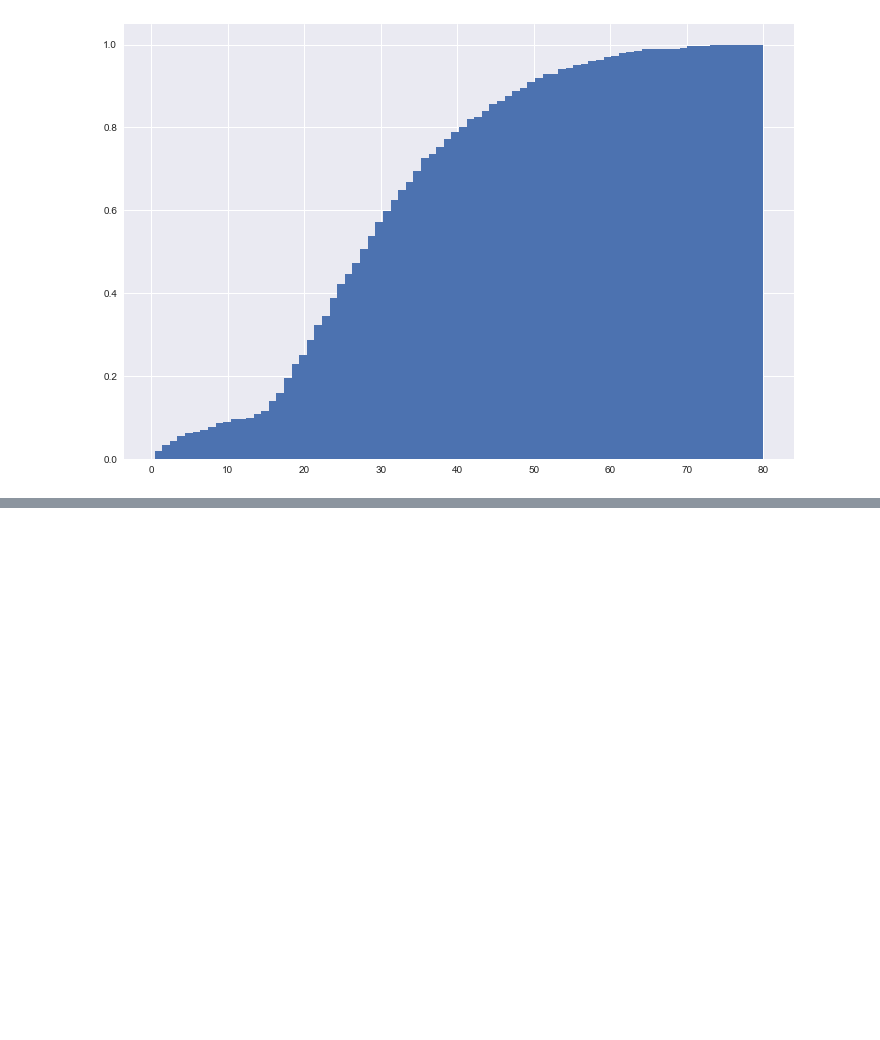
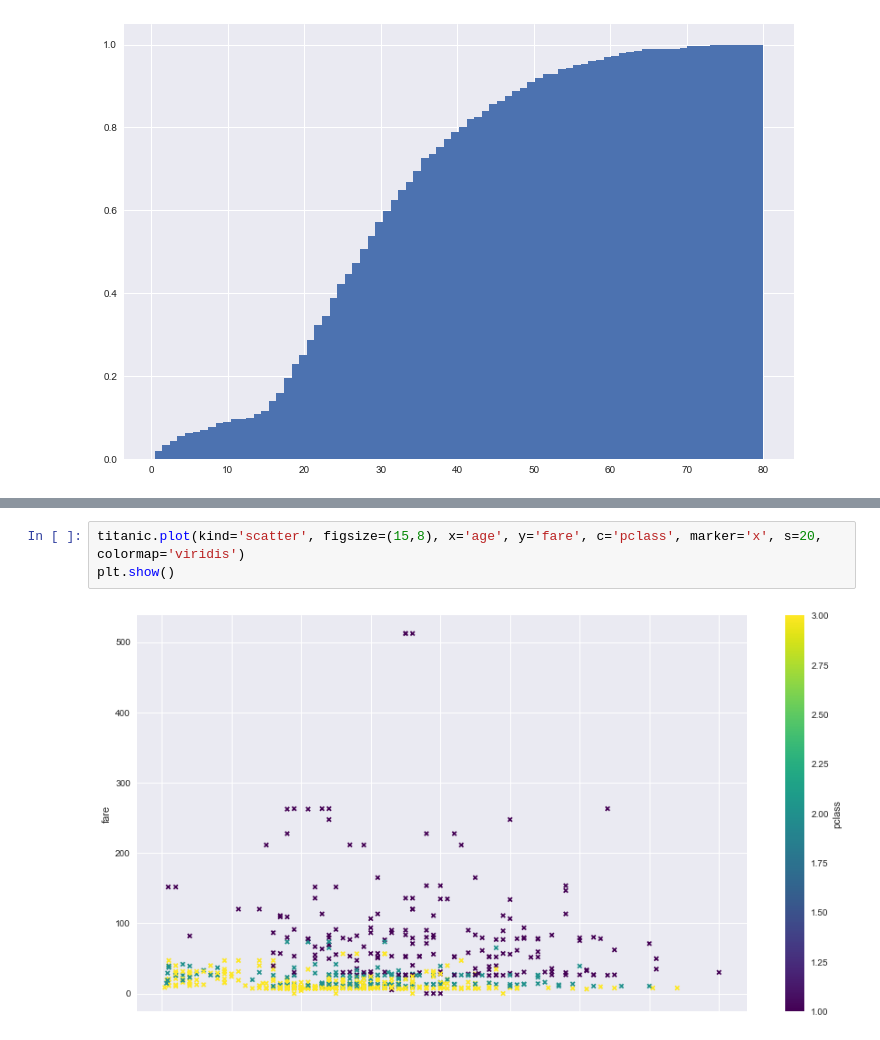
Before and after one commit to HeyThatsViv/Pandas-Udemy-Course, a Jupyter notebook: Vizualization with Matplotlib.ipynb, the cells around one changed output, grey strips where cells are left out. Saved outputs shown, nothing was run; the diff lists cells and outputs as text; blank space fills up the shorter version.

```diff
--- a/Vizualization with Matplotlib.ipynb
+++ b/Vizualization with Matplotlib.ipynb
@@ -171,0 +236,5 @@ plt.show()
+# %%
+titanic.plot(kind='scatter', figsize=(15,8), x='age', y='fare', c='pclass', marker='x', s=20, colormap='viridis')
+plt.show()
+# %% [output]
+[figure, added]
```
Also changed, not shown: parts of 9 cells of this notebook.
